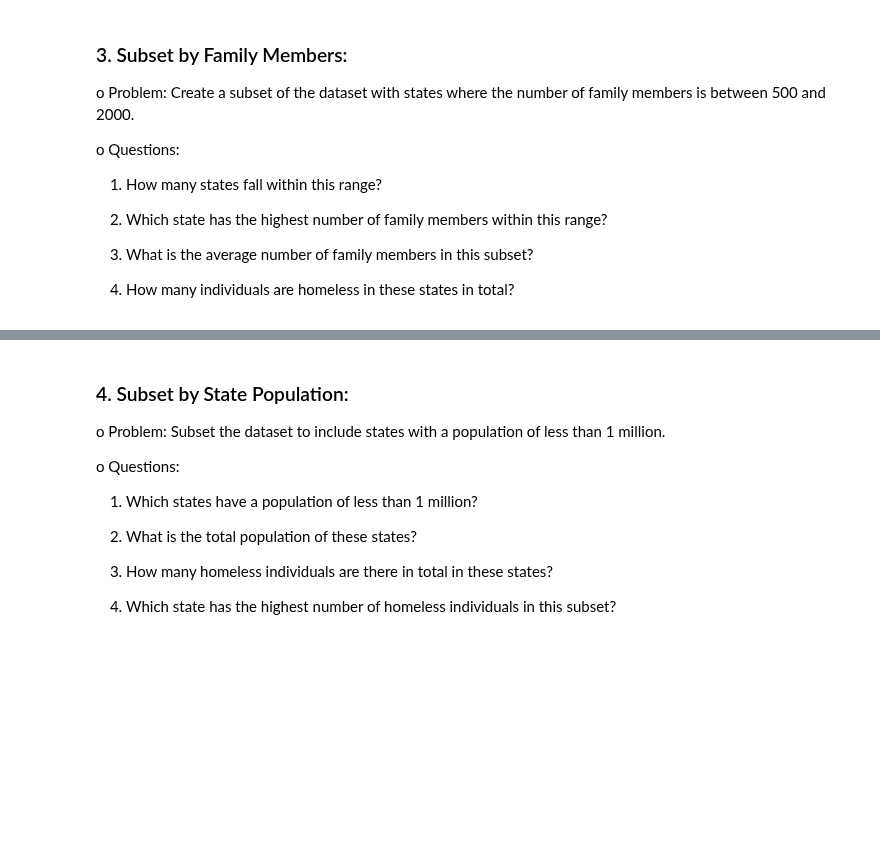
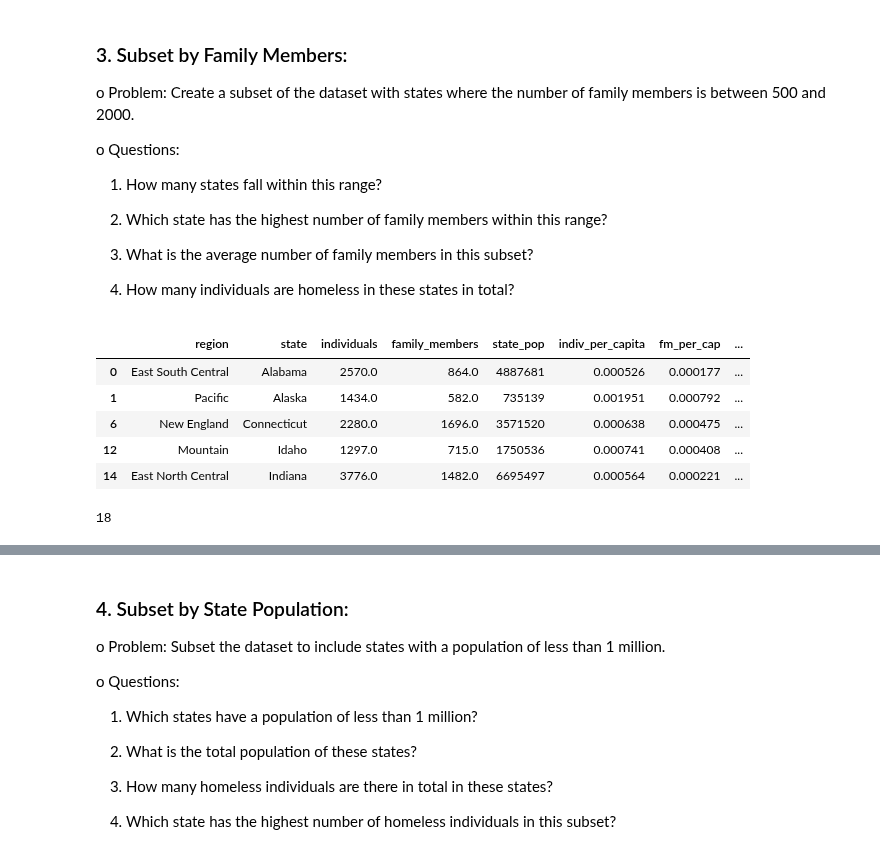
Before and after one commit to S827/python-programs, a Jupyter notebook: EDAPractice/DMWithPandas/CH1_TransformingDataframes/Homelessness_Exercise.ipynb, the cells around one changed output, grey strips where cells are left out. Cells and saved outputs as stored; diff of their text form; code cells hidden in the pictures; blank space fills up the shorter version.

```diff
--- a/EDAPractice/DMWithPandas/CH1_TransformingDataframes/Homelessness_Exercise.ipynb
+++ b/EDAPractice/DMWithPandas/CH1_TransformingDataframes/Homelessness_Exercise.ipynb
@@ -863,3 +863,19 @@ o	Questions:
 3.	What is the average number of family members in this subset?
 
 4.	How many individuals are homeless in these states in total?
+# %%
+hl_fam_500_2000 = homeless[(homeless['family_members'] >= 500) & (homeless['family_members'] <= 2000)]
+hl_fam_500_2000.head()
+# %% [output]
+|  | region | state | individuals | family_members | state_pop | indiv_per_capita | fm_per_cap | ... |
+| 0 | East South Central | Alabama | 2570.0 | 864.0 | 4887681 | 0.000526 | 0.000177 | ... |
+| 1 | Pacific | Alaska | 1434.0 | 582.0 | 735139 | 0.001951 | 0.000792 | ... |
+| 6 | New England | Connecticut | 2280.0 | 1696.0 | 3571520 | 0.000638 | 0.000475 | ... |
+| 12 | Mountain | Idaho | 1297.0 | 715.0 | 1750536 | 0.000741 | 0.000408 | ... |
+| 14 | East North Central | Indiana | 3776.0 | 1482.0 | 6695497 | 0.000564 | 0.000221 | ... |
+# %%
+# 1.	How many states fall within this range?
+ct_st_fam_500_2k = len(hl_fam_500_2000)
+print(ct_st_fam_500_2k)
+# %% [output]
+18
```
Also changed, not shown: parts of 3 cells of this notebook.
